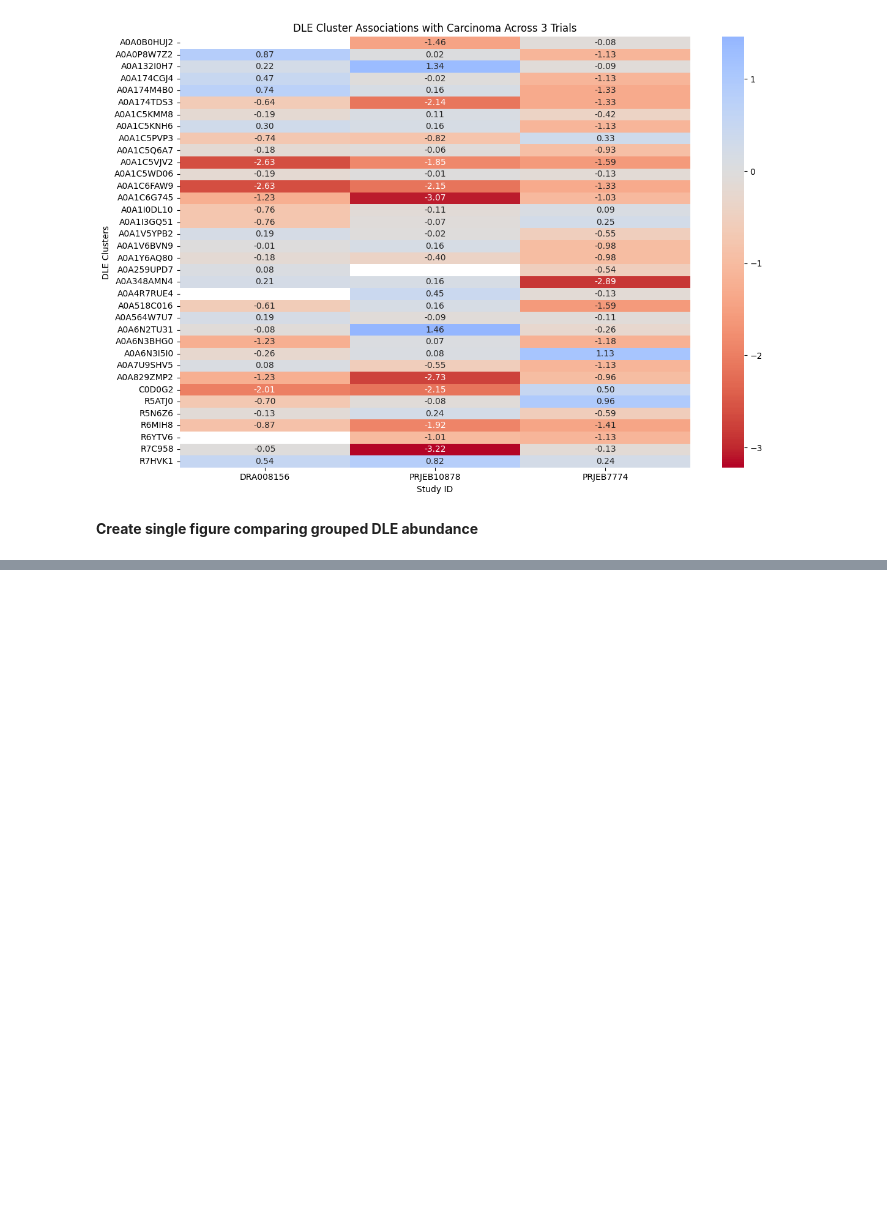
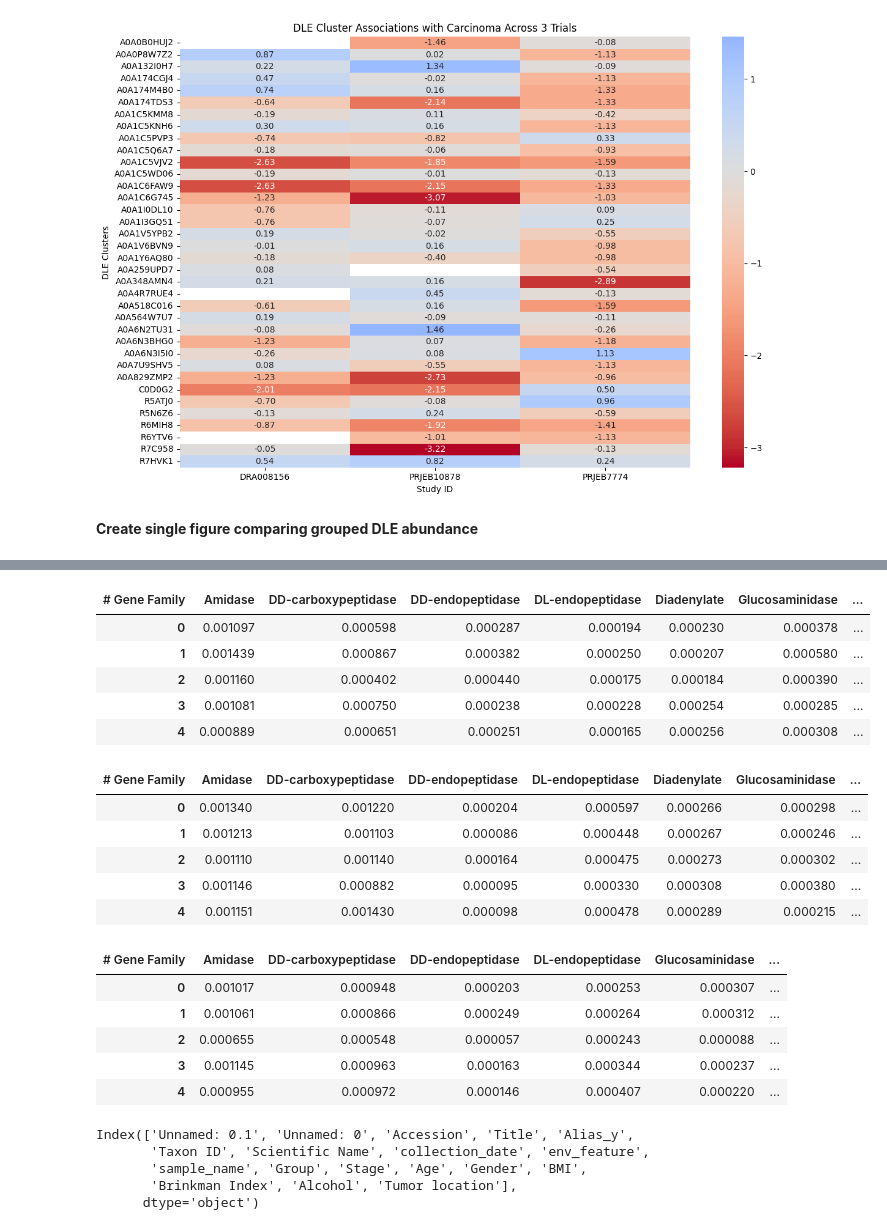
Before and after one commit to oliverdesa/Clustering_Metagenomics, a Jupyter notebook: src/clustering/figure_generation.ipynb, the cells around one changed output, grey strips where cells are left out. Drawn from its saved outputs; the diff is of its cells as text; code cells hidden in the pictures; blank space fills up the shorter version.

```diff
--- a/src/clustering/figure_generation.ipynb
+++ b/src/clustering/figure_generation.ipynb
@@ -677,23 +680,0 @@ abun_PRJEB10878 = pd.read_feather(R"C:\Users\odesa\OneDrive - University of Toro
-# %%
-def pool_enzyme_columns(df):
-    # Assuming the 'sample_id' column might be necessary later, let's separate it first.
-    if 'sample_id' in df.columns:
-        sample_ids = df['sample_id']
-        df = df.drop(columns='sample_id')
-    else:
-        sample_ids = None
-
-    # Create a new dictionary to map original columns to their new group names
-    enzyme_groups = {
-        col: '.'.join(col.split('.')[:2]) if col.count('.') >= 2 else col.split('.')[0]
-        for col in df.columns
-    }
-
-    # Group the DataFrame by these new group names using `groupby` along axis=1
-    grouped_df = df.groupby(enzyme_groups, axis=1).sum()
-
-    # If the sample_ids were stored, add them back to the DataFrame
-    if sample_ids is not None:
-        grouped_df['sample_id'] = sample_ids
-
-    return grouped_df
@@ -700,2 +685,18 @@ def pool_enzyme_columns(df):
+# %%
+def pool_enzyme_columns(df):
+
+    gene_names = df.columns.str.split('_').str[0]
+
+    result_df = df.groupby(gene_names, axis=1).sum()
+
+    if {'SagA', 'UC118', 'DL-endopeptidase'}.issubset(result_df.columns):
+        result_df['DL-endopeptidase'] = result_df['SagA'] + result_df['UC118'] + result_df['DL-endopeptidase']
+
+
+    return result_df
 # %%
 pooled_DRA008156 = pool_enzyme_columns(abun_DRA008156)
+
+pooled_PRJEB7774 = pool_enzyme_columns(abun_PRJEB7774)
+
+pooled_PRJEB10878 = pool_enzyme_columns(abun_PRJEB10878)
@@ -721,0 +703,23 @@ print(pooled_DRA008156.head())
+# %%
+display(pooled_DRA008156.head())
+display(pooled_PRJEB7774.head())
+display(pooled_PRJEB10878.head())
+# %% [output]
+| # Gene Family | Amidase | DD-carboxypeptidase | DD-endopeptidase | DL-endopeptidase | Diadenylate | Glucosaminidase | ... |
+| 0 | 0.001097 | 0.000598 | 0.000287 | 0.000194 | 0.000230 | 0.000378 | ... |
+| 1 | 0.001439 | 0.000867 | 0.000382 | 0.000250 | 0.000207 | 0.000580 | ... |
+| 2 | 0.001160 | 0.000402 | 0.000440 | 0.000175 | 0.000184 | 0.000390 | ... |
+| 3 | 0.001081 | 0.000750 | 0.000238 | 0.000228 | 0.000254 | 0.000285 | ... |
+| 4 | 0.000889 | 0.000651 | 0.000251 | 0.000165 | 0.000256 | 0.000308 | ... |
+| # Gene Family | Amidase | DD-carboxypeptidase | DD-endopeptidase | DL-endopeptidase | Diadenylate | Glucosaminidase | ... |
+| 0 | 0.001340 | 0.001220 | 0.000204 | 0.000597 | 0.000266 | 0.000298 | ... |
+| 1 | 0.001213 | 0.001103 | 0.000086 | 0.000448 | 0.000267 | 0.000246 | ... |
+| 2 | 0.001110 | 0.001140 | 0.000164 | 0.000475 | 0.000273 | 0.000302 | ... |
+| 3 | 0.001146 | 0.000882 | 0.000095 | 0.000330 | 0.000308 | 0.000380 | ... |
+| 4 | 0.001151 | 0.001430 | 0.000098 | 0.000478 | 0.000289 | 0.000215 | ... |
+| # Gene Family | Amidase | DD-carboxypeptidase | DD-endopeptidase | DL-endopeptidase | Glucosaminidase | ... |
+| 0 | 0.001017 | 0.000948 | 0.000203 | 0.000253 | 0.000307 | ... |
+| 1 | 0.001061 | 0.000866 | 0.000249 | 0.000264 | 0.000312 | ... |
+| 2 | 0.000655 | 0.000548 | 0.000057 | 0.000243 | 0.000088 | ... |
+| 3 | 0.001145 | 0.000963 | 0.000163 | 0.000344 | 0.000237 | ... |
+| 4 | 0.000955 | 0.000972 | 0.000146 | 0.000407 | 0.000220 | ... |
@@ -721,0 +734,8 @@ print(pooled_DRA008156.head())
+# %%
+print(meta_DRA008156.columns)
+# %% [output]
+Index(['Unnamed: 0.1', 'Unnamed: 0', 'Accession', 'Title', 'Alias_y',
+       'Taxon ID', 'Scientific Name', 'collection_date', 'env_feature',
+       'sample_name', 'Group', 'Stage', 'Age', 'Gender', 'BMI',
+       'Brinkman Index', 'Alcohol', 'Tumor location'],
+      dtype='object')
```
Also changed, not shown: parts of 9 cells of this notebook, 3 other files.
